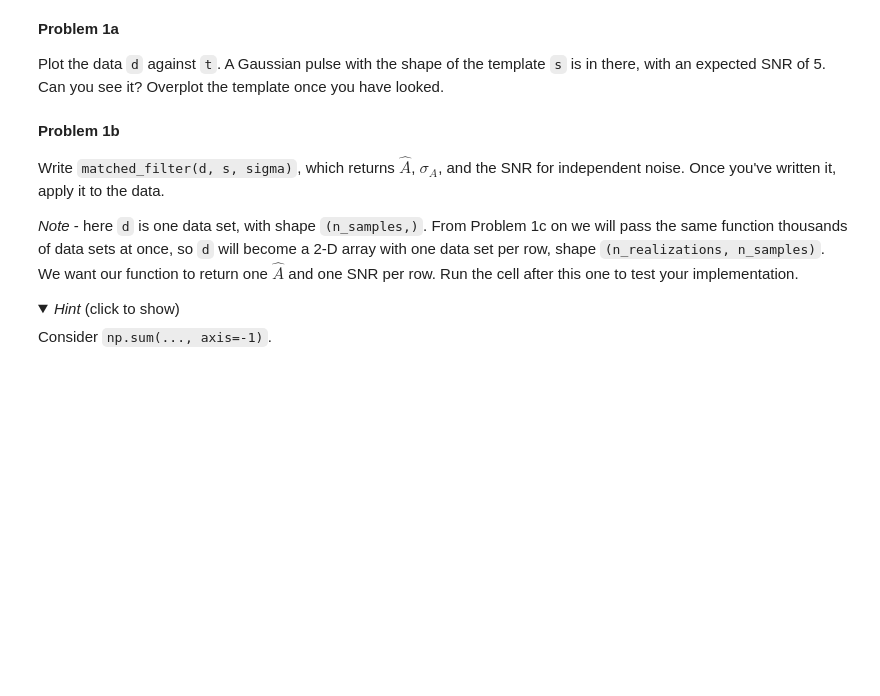
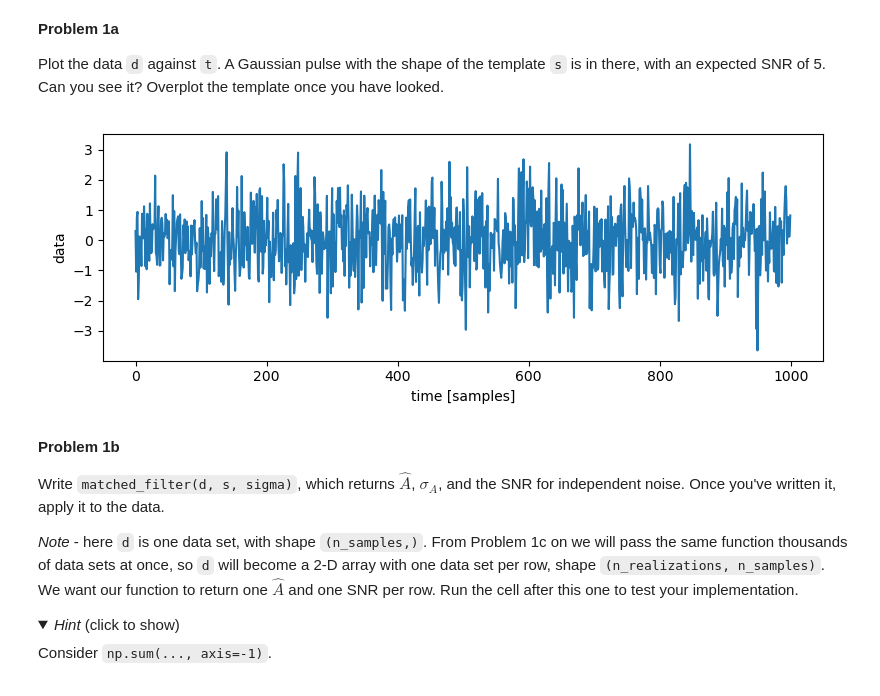
Before and after one commit to ullas-bhat/Session-27, a Jupyter notebook: Day2/MatchedFiltering.ipynb, the cells around one changed output. Cells and saved outputs as stored; diff of their text form; code cells hidden in the pictures; folded sections open; blank space fills up the shorter version.

```diff
--- a/Day2/MatchedFiltering.ipynb
+++ b/Day2/MatchedFiltering.ipynb
@@ -85,11 +87,13 @@ template `s` is in there, with an expected SNR of 5. Can you see it?
 Overplot the template once you have looked.
 # %%
 fig, ax = plt.subplots(figsize=(8, 3))
-ax.plot(  # complete
+ax.plot(t, d)
 # complete
 ax.set_xlabel("time [samples]")
 ax.set_ylabel("data")
 fig.tight_layout()
+# %% [output]
+[figure, added]
 # %% [markdown]
 **Problem 1b**
 
```
Also changed, not shown: parts of 6 cells of this notebook.
